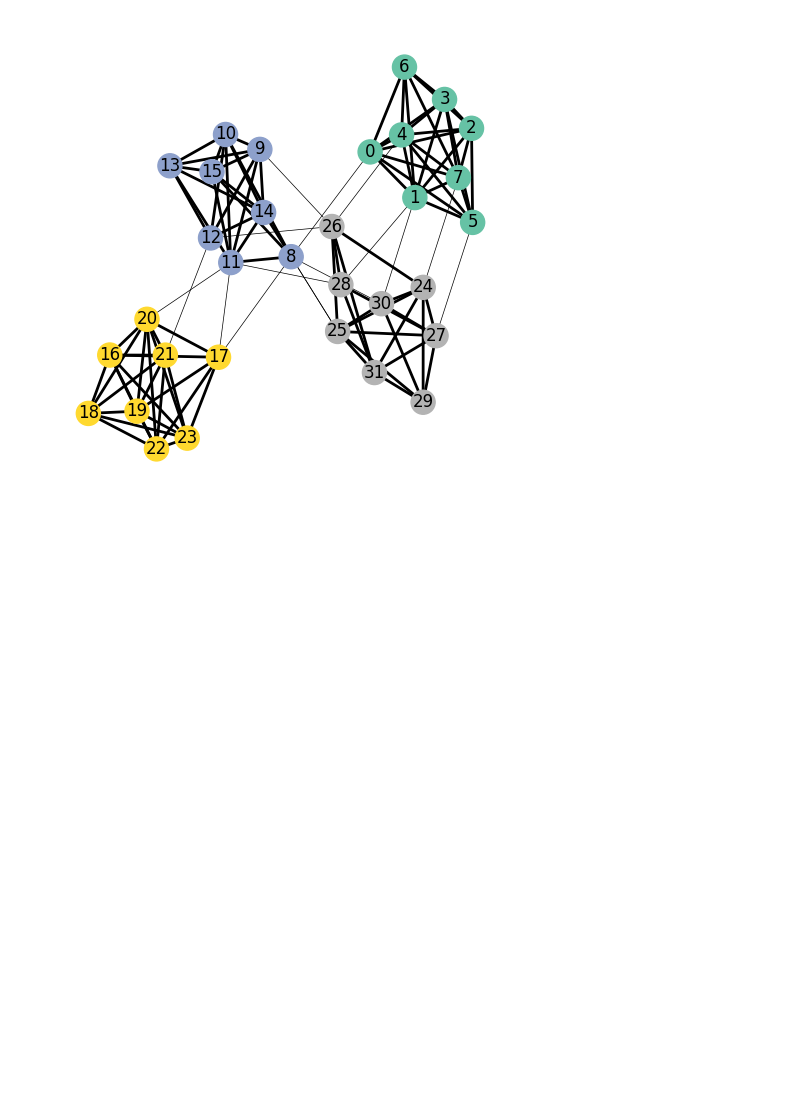
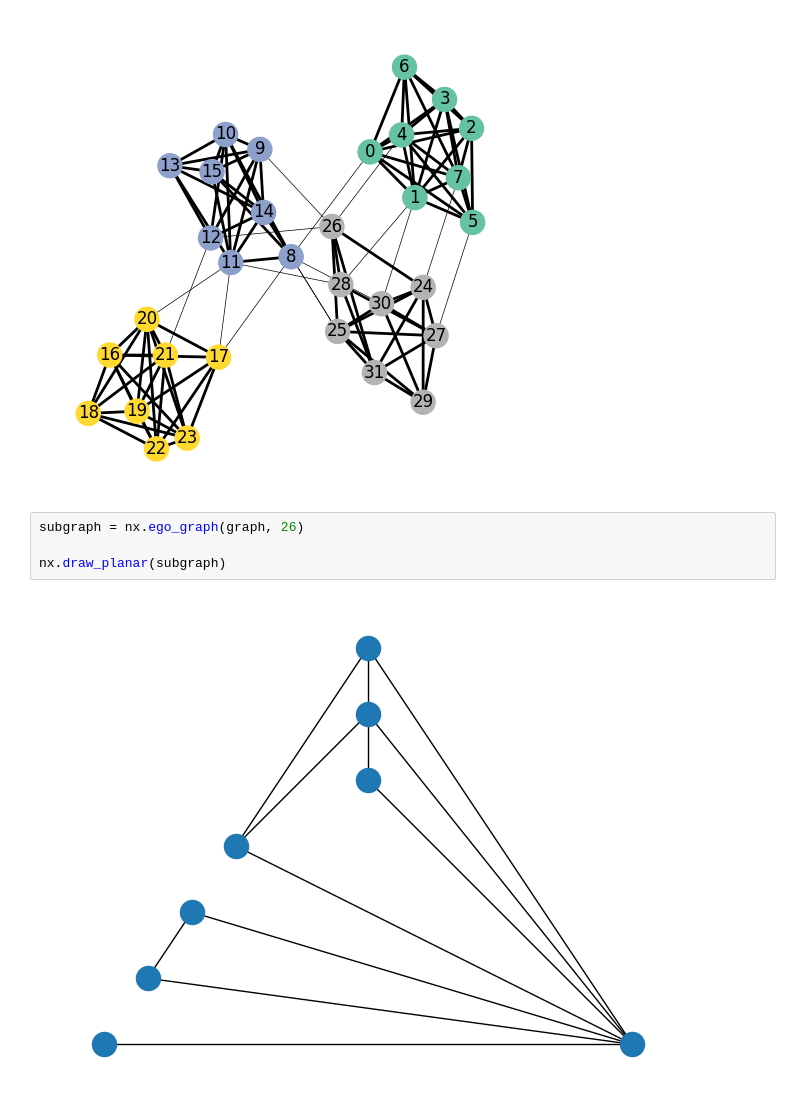
Before and after one commit to caiolmart/node-concordance, a Jupyter notebook: notebooks/illustrative_plots/01_caveman_illustration.ipynb, the cells around one changed output. Cells and saved outputs as stored; diff of their text form; blank space fills up the shorter version.

```diff
--- a/notebooks/illustrative_plots/01_caveman_illustration.ipynb
+++ b/notebooks/illustrative_plots/01_caveman_illustration.ipynb
@@ -82,3 +82,9 @@ nx.draw_networkx_edges(
 ax.set_axis_off()
 # %% [output]
 [figure]
+# %%
+subgraph = nx.ego_graph(graph, 26)
+
+nx.draw_planar(subgraph)
+# %% [output]
+[figure, added]
```
